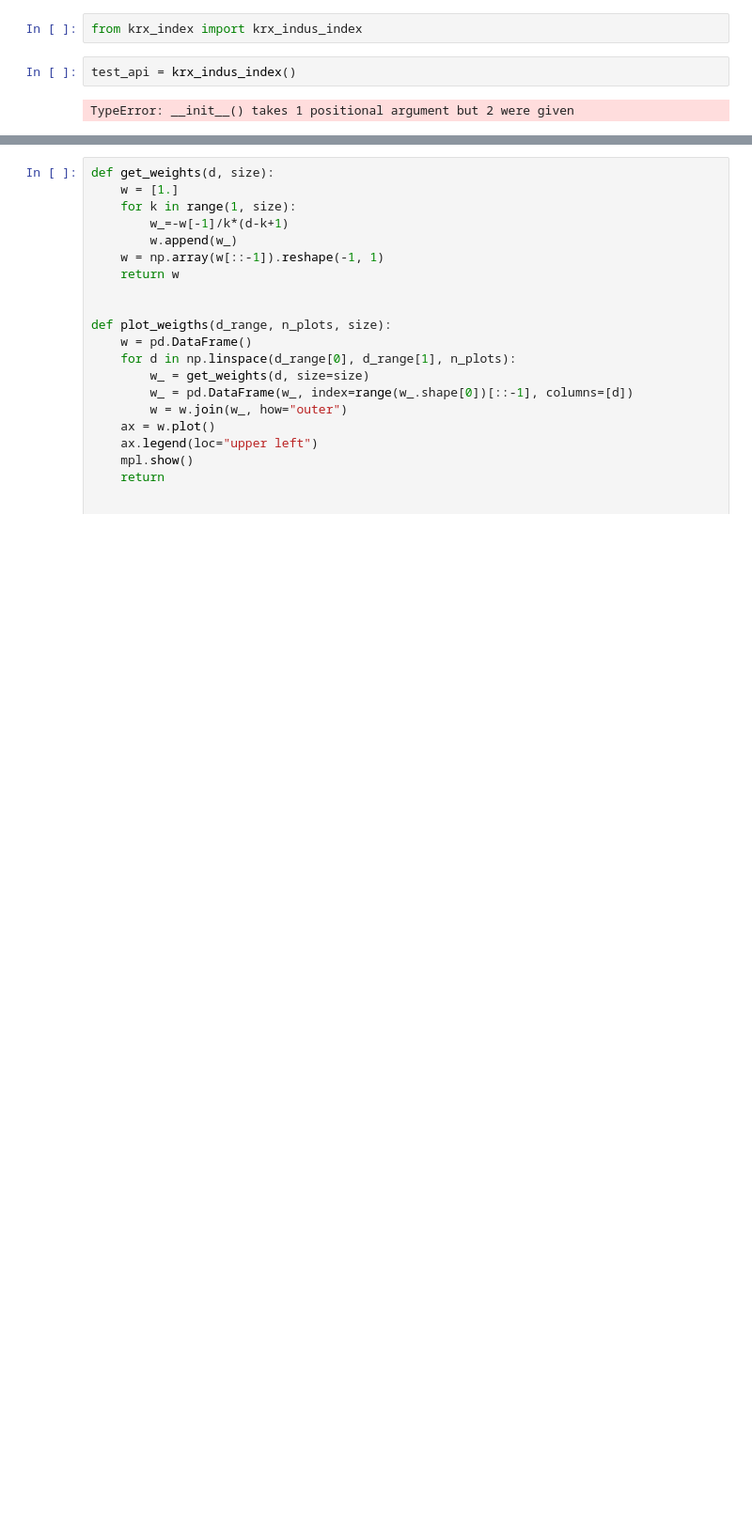
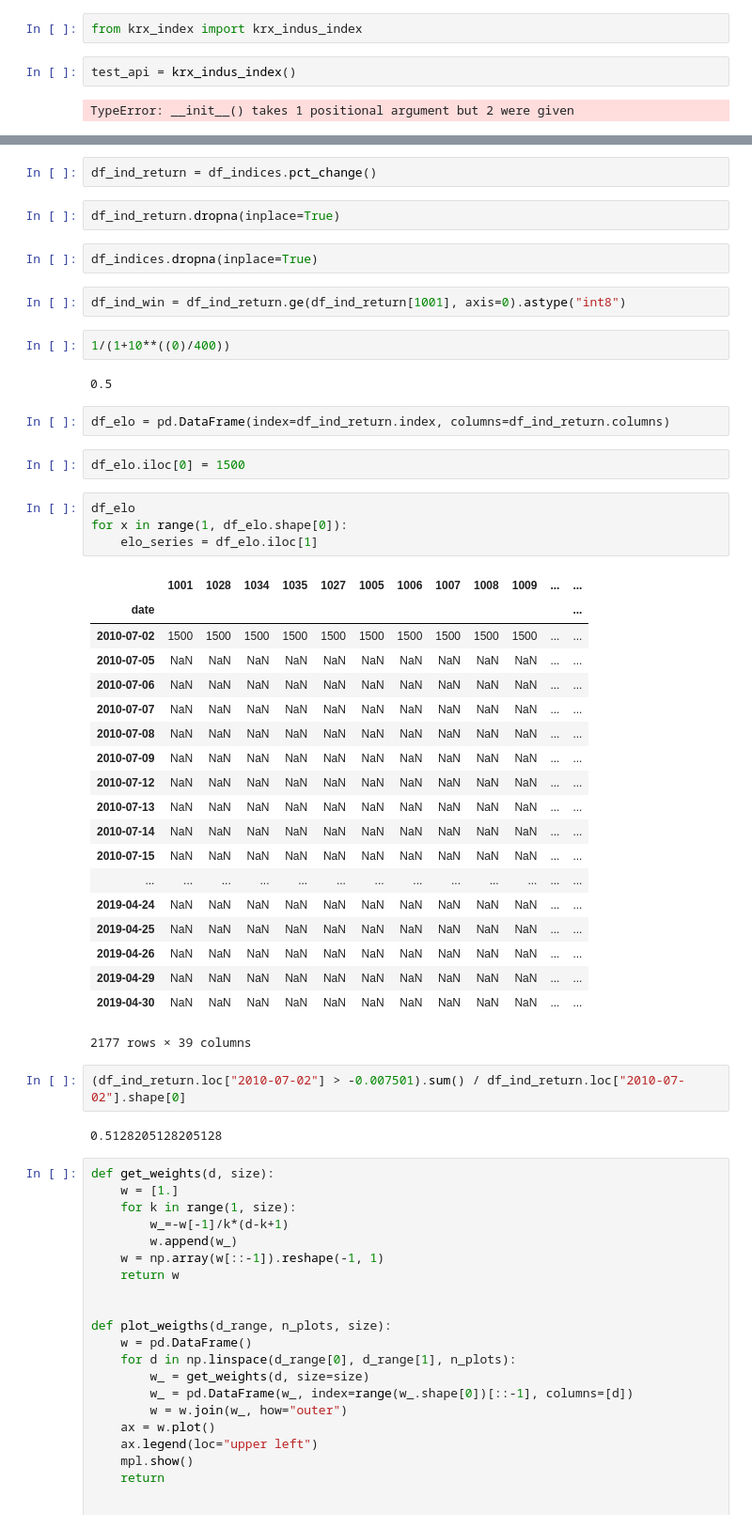
Before and after one commit to kimjungwon90/trade_bot, a Jupyter notebook: research.ipynb, the cells around one changed output, grey strips where cells are left out. Shown: that part at 94% size. Saved outputs shown, nothing was run; the diff lists cells and outputs as text; blank space fills up the shorter version.

```diff
--- a/research.ipynb
+++ b/research.ipynb
@@ -196,3 +180,47 @@ test_api.data["close"].plot()
+# %%
+df_ind_return = df_indices.pct_change()
+# %%
+df_ind_return.dropna(inplace=True)
+# %%
+df_indices.dropna(inplace=True)
+# %%
+df_ind_win = df_ind_return.ge(df_ind_return[1001], axis=0).astype("int8")
+# %%
+1/(1+10**((0)/400))
+# %% [output]
+0.5
+# %%
+df_elo = pd.DataFrame(index=df_ind_return.index, columns=df_ind_return.columns)
+# %%
+df_elo.iloc[0] = 1500
+# %%
+df_elo
+for x in range(1, df_elo.shape[0]):
+    elo_series = df_elo.iloc[1]
+# %% [output]
+|  | 1001 | 1028 | 1034 | 1035 | 1027 | 1005 | 1006 | 1007 | 1008 | 1009 | ... | ... |
+| date |  |  |  |  |  |  |  |  |  |  |  | ... |
+| 2010-07-02 | 1500 | 1500 | 1500 | 1500 | 1500 | 1500 | 1500 | 1500 | 1500 | 1500 | ... | ... |
+| 2010-07-05 | NaN | NaN | NaN | NaN | NaN | NaN | NaN | NaN | NaN | NaN | ... | ... |
+| 2010-07-06 | NaN | NaN | NaN | NaN | NaN | NaN | NaN | NaN | NaN | NaN | ... | ... |
+| 2010-07-07 | NaN | NaN | NaN | NaN | NaN | NaN | NaN | NaN | NaN | NaN | ... | ... |
+| 2010-07-08 | NaN | NaN | NaN | NaN | NaN | NaN | NaN | NaN | NaN | NaN | ... | ... |
+| 2010-07-09 | NaN | NaN | NaN | NaN | NaN | NaN | NaN | NaN | NaN | NaN | ... | ... |
+| 2010-07-12 | NaN | NaN | NaN | NaN | NaN | NaN | NaN | NaN | NaN | NaN | ... | ... |
+| 2010-07-13 | NaN | NaN | NaN | NaN | NaN | NaN | NaN | NaN | NaN | NaN | ... | ... |
+| 2010-07-14 | NaN | NaN | NaN | NaN | NaN | NaN | NaN | NaN | NaN | NaN | ... | ... |
+| 2010-07-15 | NaN | NaN | NaN | NaN | NaN | NaN | NaN | NaN | NaN | NaN | ... | ... |
+| ... | ... | ... | ... | ... | ... | ... | ... | ... | ... | ... | ... | ... |
+| 2019-04-24 | NaN | NaN | NaN | NaN | NaN | NaN | NaN | NaN | NaN | NaN | ... | ... |
+| 2019-04-25 | NaN | NaN | NaN | NaN | NaN | NaN | NaN | NaN | NaN | NaN | ... | ... |
+| 2019-04-26 | NaN | NaN | NaN | NaN | NaN | NaN | NaN | NaN | NaN | NaN | ... | ... |
+| 2019-04-29 | NaN | NaN | NaN | NaN | NaN | NaN | NaN | NaN | NaN | NaN | ... | ... |
+| 2019-04-30 | NaN | NaN | NaN | NaN | NaN | NaN | NaN | NaN | NaN | NaN | ... | ... |
+2177 rows × 39 columns
+# %%
+(df_ind_return.loc["2010-07-02"] > -0.007501).sum() / df_ind_return.loc["2010-07-02"].shape[0]
+# %% [output]
+0.5128205128205128
 # %%
 def get_weights(d, size):
     w = [1.]
```
Also changed, not shown: parts of 7 cells of this notebook, 2 other files.
